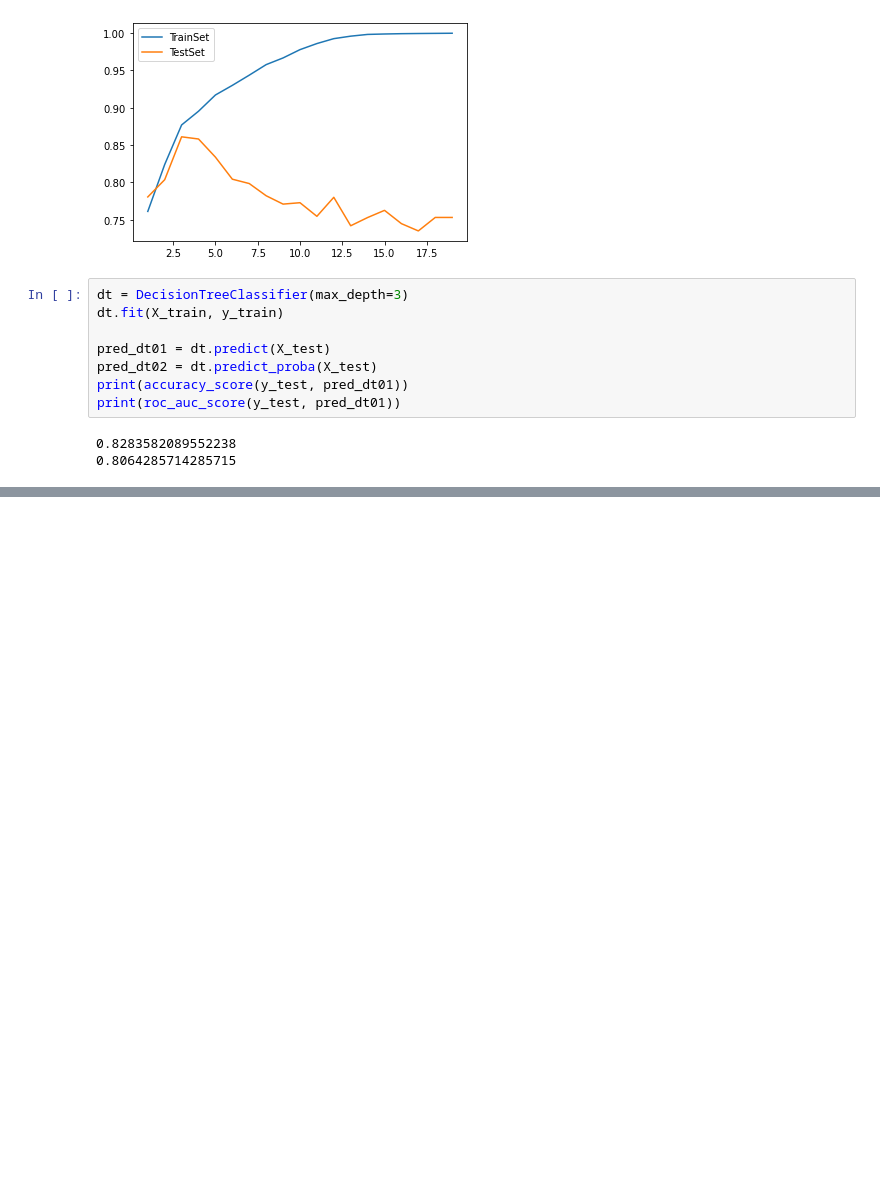
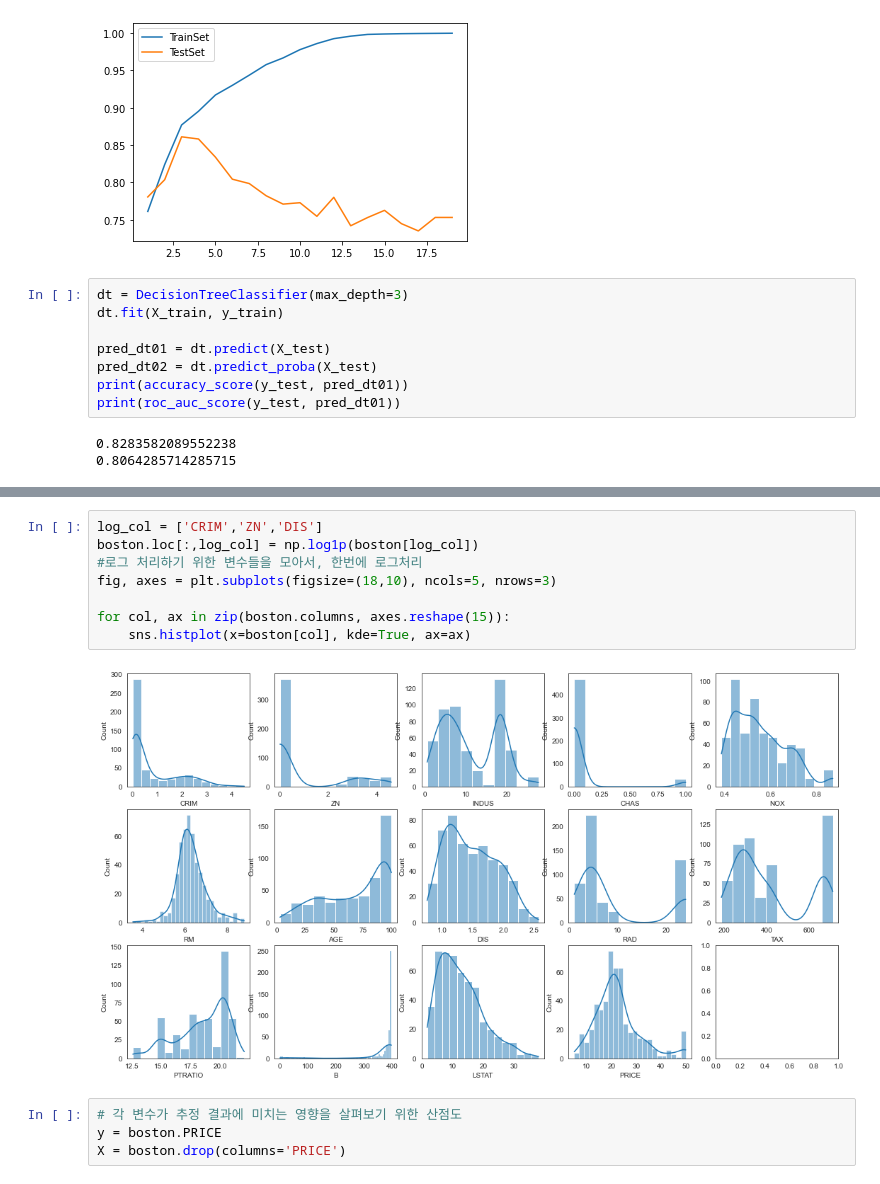
Before and after one commit to luckyspia/TIL, a Jupyter notebook: Machine_Learning/03.Algorithm.ipynb, the cells around one changed output, grey strips where cells are left out. Drawn from its saved outputs; the diff is of its cells as text; blank space fills up the shorter version.

```diff
--- a/Machine_Learning/03.Algorithm.ipynb
+++ b/Machine_Learning/03.Algorithm.ipynb
@@ -257,0 +292,14 @@ print(roc_auc_score(y_test, pred_dt01))
+# %%
+log_col = ['CRIM','ZN','DIS']
+boston.loc[:,log_col] = np.log1p(boston[log_col])
+#로그 처리하기 위한 변수들을 모아서, 한번에 로그처리
+fig, axes = plt.subplots(figsize=(18,10), ncols=5, nrows=3)
+
+for col, ax in zip(boston.columns, axes.reshape(15)):
+    sns.histplot(x=boston[col], kde=True, ax=ax)
+# %% [output]
+[figure, added]
+# %%
+# 각 변수가 추정 결과에 미치는 영향을 살펴보기 위한 산점도
+y = boston.PRICE
+X = boston.drop(columns='PRICE')
```
Also changed, not shown: parts of 19 cells of this notebook.
